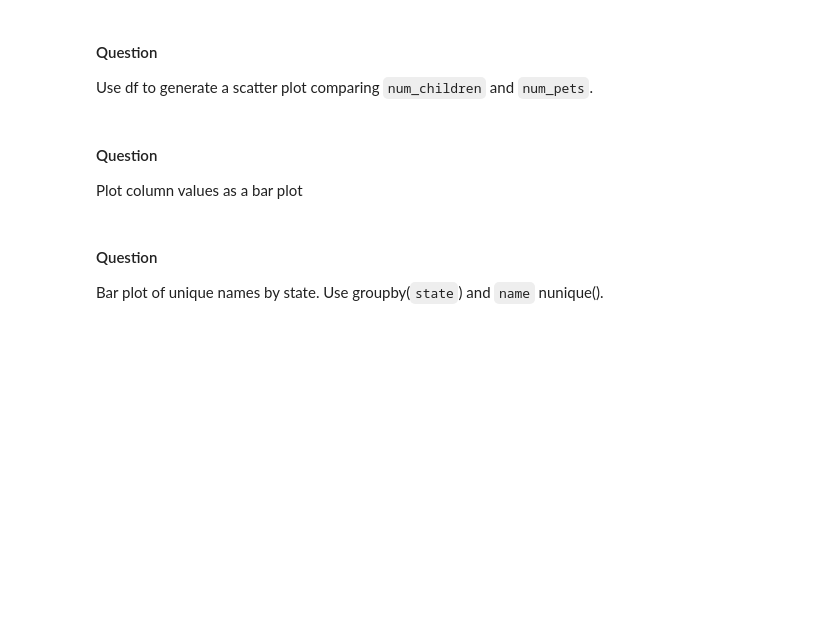
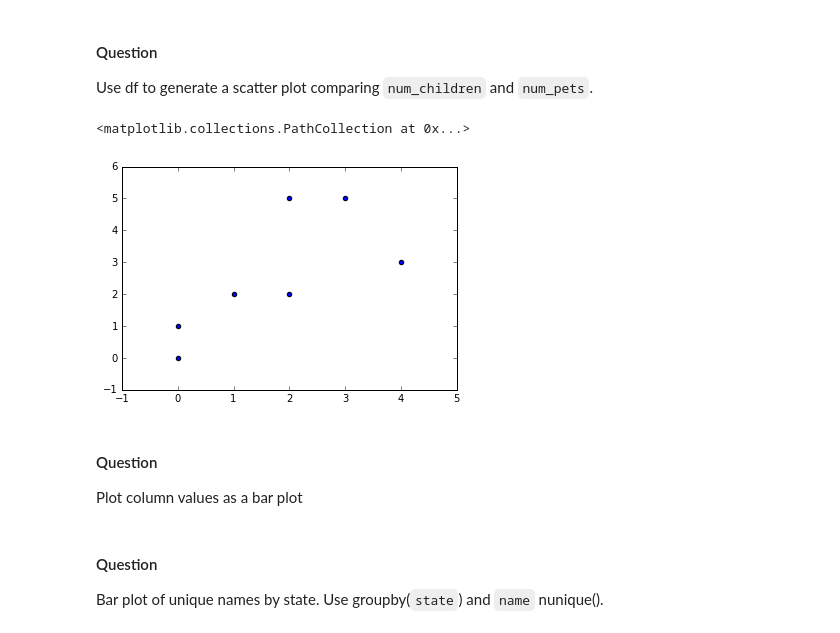
Before and after one commit to thinkful-dsi-cassowary/dsi3_student_pair_work, a Jupyter notebook: Coby/Practice - Python for data scientists III - Data Visualization.ipynb, the cells around one changed output. Drawn from its saved outputs; the diff is of its cells as text; code cells hidden in the pictures; blank space fills up the shorter version.

Commit message:
NEED HELP with end of practice: visualizations

```diff
--- a/Coby/Practice - Python for data scientists III - Data Visualization.ipynb
+++ b/Coby/Practice - Python for data scientists III - Data Visualization.ipynb
@@ -413,8 +512,13 @@ Use df to generate a scatter plot comparing `num_children` and `num_pets`.
 # %%
 import matplotlib.pyplot as plt
 import pandas as pd
 
 # Your work here
+
+plt.scatter(df['num_children'], df['num_pets'])
+# %% [output]
+<matplotlib.collections.PathCollection at 0x...>
+[figure, added]
 # %% [markdown]
 #### Question
 
```
Also changed, not shown: parts of 19 cells of this notebook.
